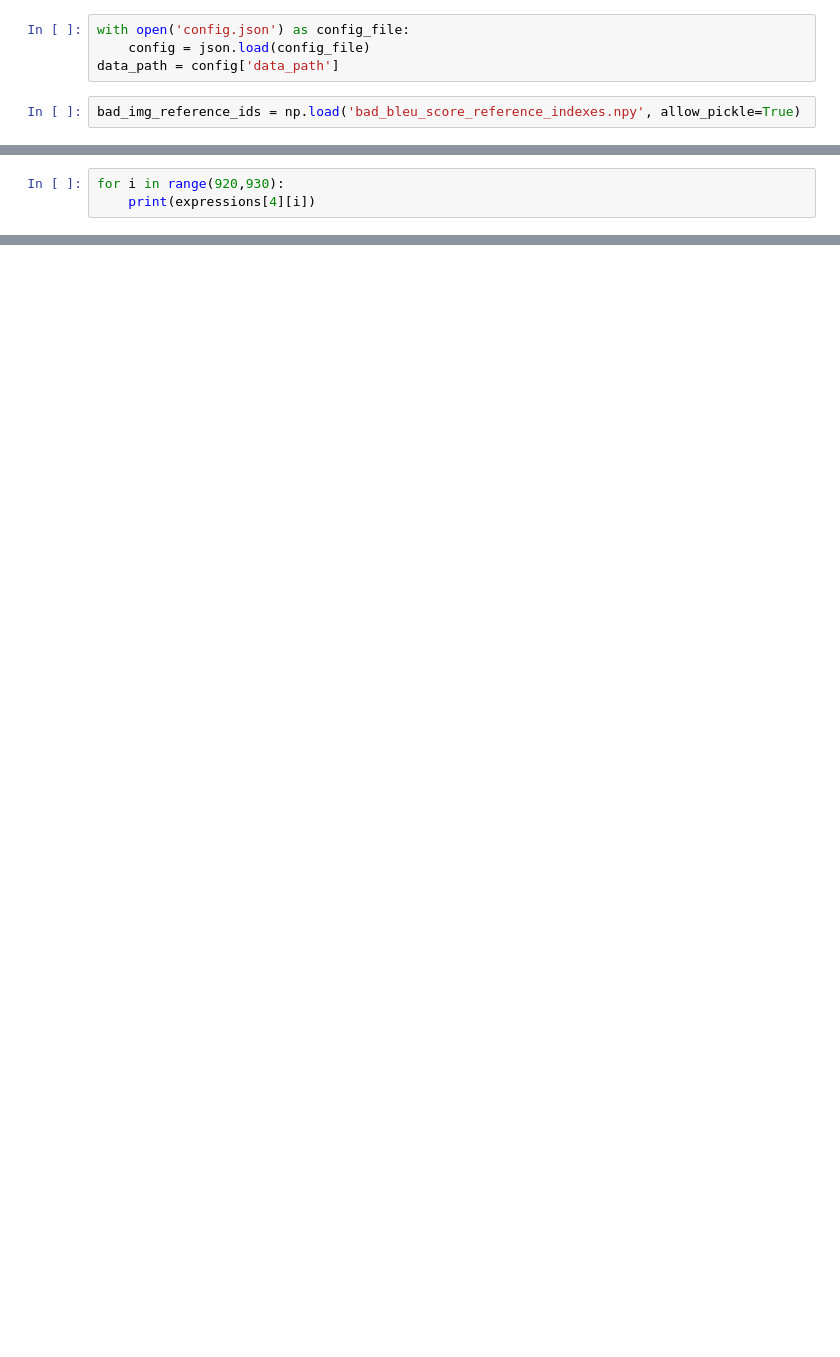
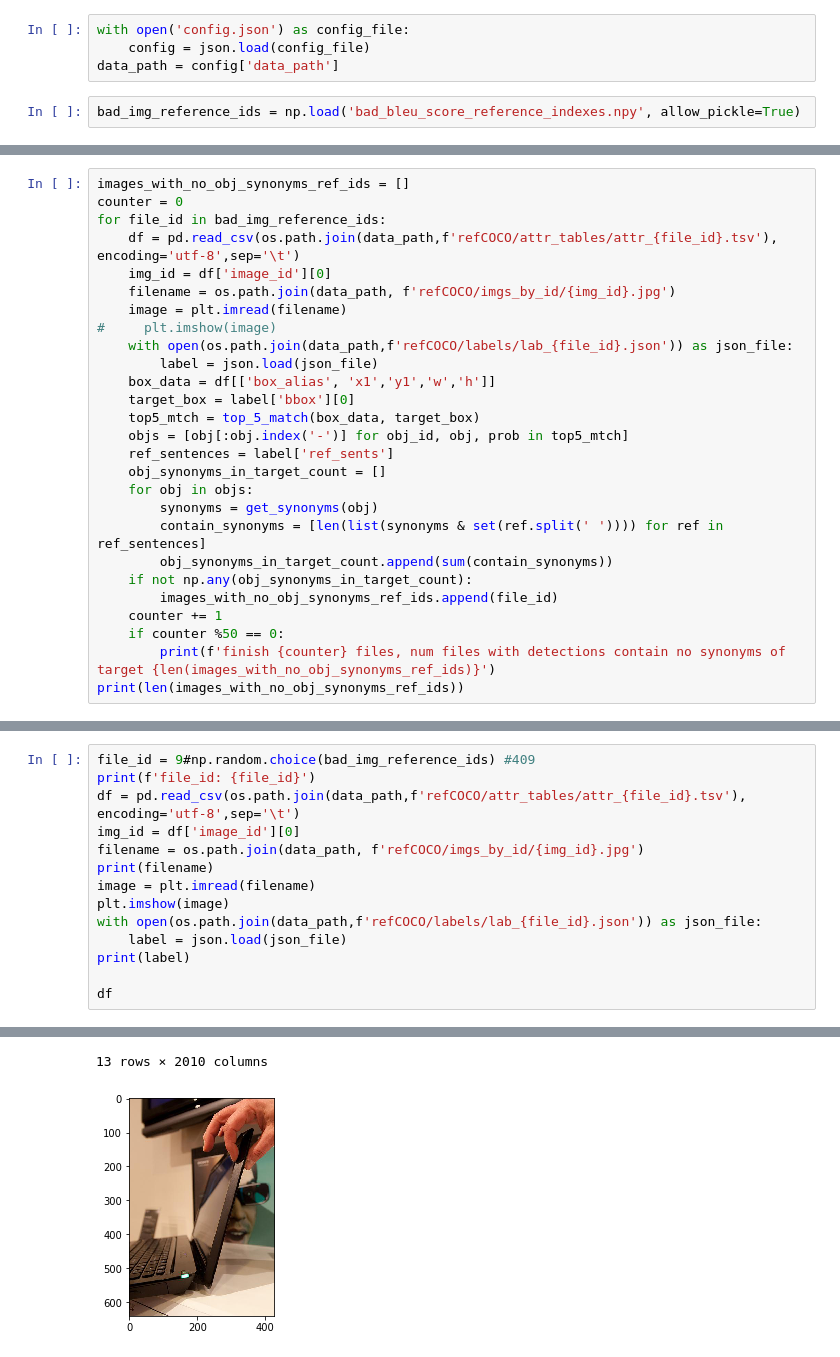
Before and after one commit to taufiqhusada/rsa_referring_expression, a Jupyter notebook: Process_bad_images.ipynb, the cells around one changed output, grey strips where cells are left out. Drawn from its saved outputs; the diff is of its cells as text; blank space fills up the shorter version.

```diff
--- a/Process_bad_images.ipynb
+++ b/Process_bad_images.ipynb
@@ -106,3 +97,0 @@ print(matched_label[file_id])
-# %%
-for i in range(920,930):
-    print(expressions[4][i])
@@ -119,0 +128,27 @@ for i in range(920,930):
+# %%
+images_with_no_obj_synonyms_ref_ids = []
+counter = 0
+for file_id in bad_img_reference_ids:
+    df = pd.read_csv(os.path.join(data_path,f'refCOCO/attr_tables/attr_{file_id}.tsv'), encoding='utf-8',sep='\t')
+    img_id = df['image_id'][0]
+    filename = os.path.join(data_path, f'refCOCO/imgs_by_id/{img_id}.jpg')
+    image = plt.imread(filename)
+#     plt.imshow(image)
+    with open(os.path.join(data_path,f'refCOCO/labels/lab_{file_id}.json')) as json_file:
+        label = json.load(json_file)
+    box_data = df[['box_alias', 'x1','y1','w','h']]
+    target_box = label['bbox'][0]
+    top5_mtch = top_5_match(box_data, target_box)
+    objs = [obj[:obj.index('-')] for obj_id, obj, prob in top5_mtch]
+    ref_sentences = label['ref_sents']
+    obj_synonyms_in_target_count = []
+    for obj in objs:
+        synonyms = get_synonyms(obj)
+        contain_synonyms = [len(list(synonyms & set(ref.split(' ')))) for ref in ref_sentences]
+        obj_synonyms_in_target_count.append(sum(contain_synonyms))
+    if not np.any(obj_synonyms_in_target_count):
+        images_with_no_obj_synonyms_ref_ids.append(file_id)
+    counter += 1
+    if counter %50 == 0:
+        print(f'finish {counter} files, num files with detections contain no synonyms of target {len(images_with_no_obj_synonyms_ref_ids)}')
+print(len(images_with_no_obj_synonyms_ref_ids))
@@ -119,0 +177,15 @@ for i in range(920,930):
+# %%
+file_id = 9#np.random.choice(bad_img_reference_ids) #409
+print(f'file_id: {file_id}')
+df = pd.read_csv(os.path.join(data_path,f'refCOCO/attr_tables/attr_{file_id}.tsv'), encoding='utf-8',sep='\t')
+img_id = df['image_id'][0]
+filename = os.path.join(data_path, f'refCOCO/imgs_by_id/{img_id}.jpg')
+print(filename)
+image = plt.imread(filename)
+plt.imshow(image)
+with open(os.path.join(data_path,f'refCOCO/labels/lab_{file_id}.json')) as json_file:
+    label = json.load(json_file)
+print(label)
+
+df
+# %% [output]
@@ -119,0 +209,2 @@ for i in range(920,930):
+13 rows × 2010 columns
+[figure, added]
```
Also changed, not shown: parts of 15 cells of this notebook, 11 other files.
